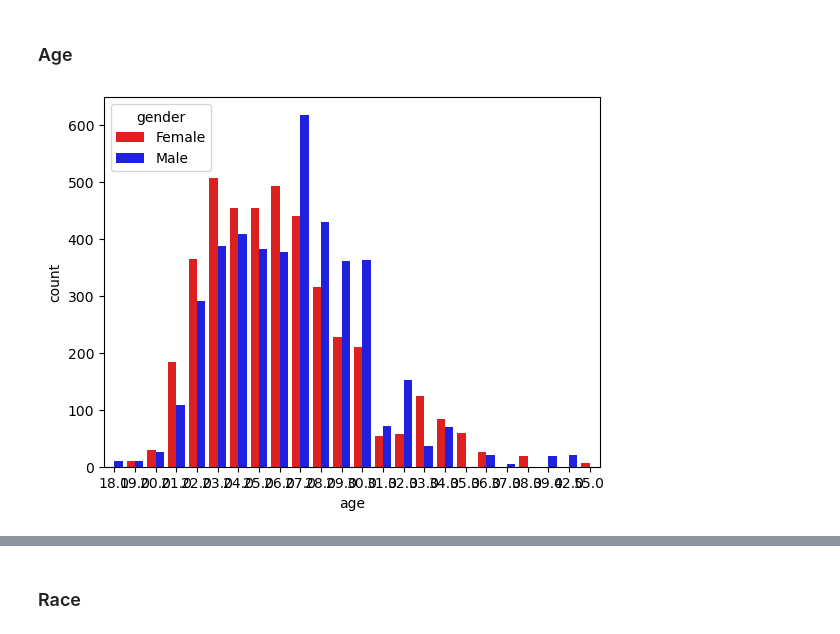
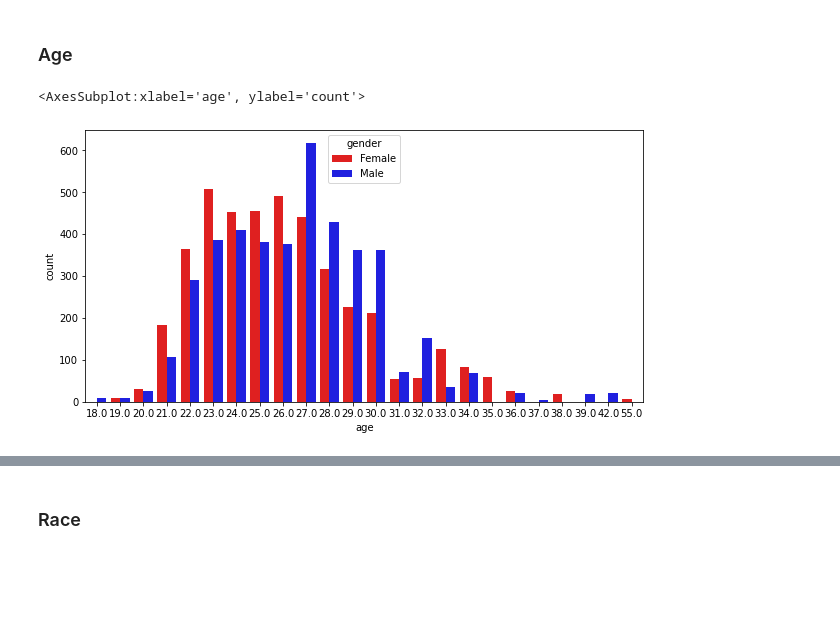
Before and after one commit to OFloyd/formation_greta, a Jupyter notebook: soutenance_17_02_speed_dating.ipynb, the cells around one changed output, grey strips where cells are left out. Cells and saved outputs as stored; diff of their text form; code cells hidden in the pictures; blank space fills up the shorter version.

```diff
--- a/soutenance_17_02_speed_dating.ipynb
+++ b/soutenance_17_02_speed_dating.ipynb
@@ -158,7 +158,7 @@ ind_ct=['wave', 'gender', 'age', 'race', 'importance_same_race', 'importance_sam
 id=0
 for i in range(1,data.shape[0]) :
     for j in ind_ct :
-        if data.loc[i,j] != data.loc[i-1,j]:
+        if (data.loc[i,j] == data.loc[i,j]) and (data.loc[i,j] != data.loc[i-1,j]) :
             id+=1
             break
     uid[i]=id
@@ -264,9 +266,11 @@ kpi
 # %% [markdown]
 ### Age
 # %%
-fig=sns.countplot(x='age', data=data, hue='gender', palette=('red', 'blue'))
+fig=plt.figure(figsize=(10,5))
+sns.countplot(x='age', data=data, hue='gender', palette=('red', 'blue'))
 # %% [output]
+<AxesSubplot:xlabel='age', ylabel='count'>
-[figure, old version]
+[figure, new version]
 # %%
 # for i in data
 data.groupby('age').age.count()
```
Also changed, not shown: parts of 33 cells of this notebook.
